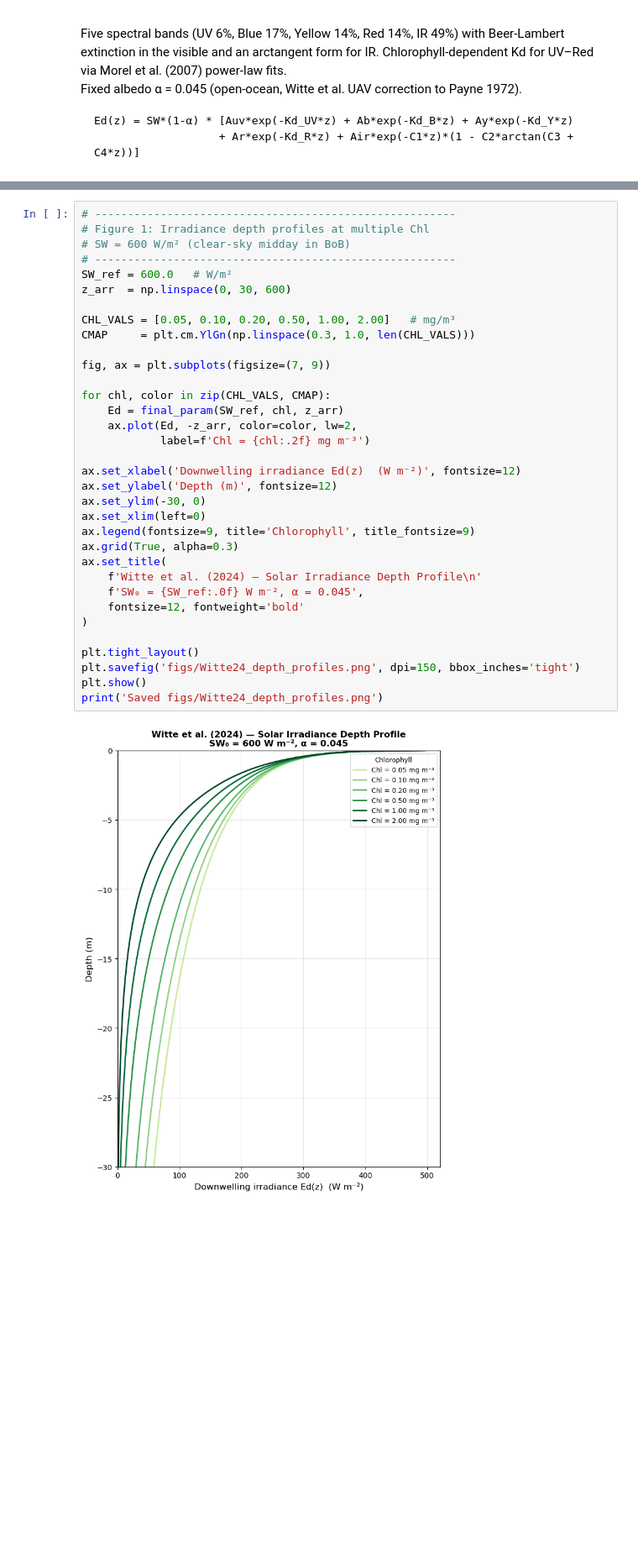
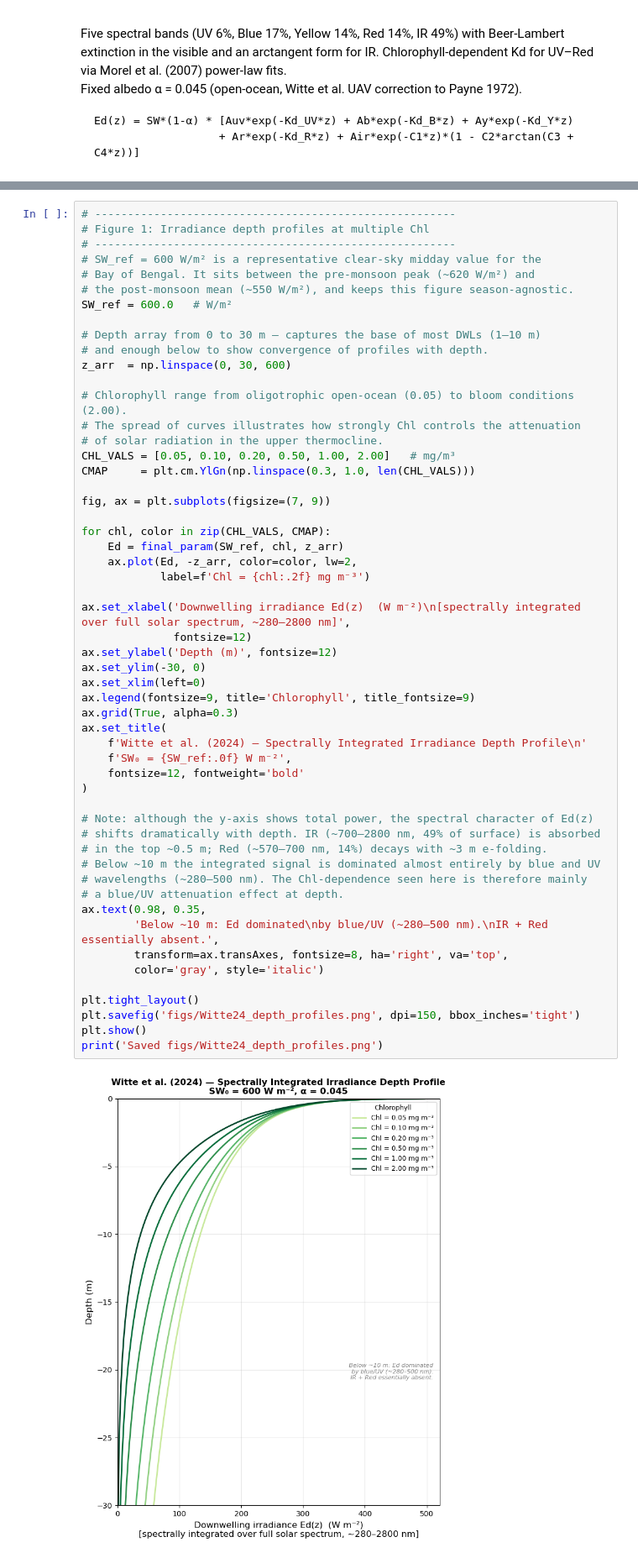
Before and after one commit to missioncreep11/era5, a Jupyter notebook: witte2024_radiant_heating.ipynb, the cells around one changed output, grey strips where cells are left out. Shown at 84% size. Cells and saved outputs as stored; diff of their text form; blank space fills up the shorter version.

```diff
--- a/witte2024_radiant_heating.ipynb
+++ b/witte2024_radiant_heating.ipynb
@@ -110,39 +148,59 @@ Functions loaded: final_param, heating_rate, I_ps77, I_s82, I_ps81
 # %%
 # -------------------------------------------------------
 # Figure 1: Irradiance depth profiles at multiple Chl
-# SW = 600 W/m² (clear-sky midday in BoB)
 # -------------------------------------------------------
+# SW_ref = 600 W/m² is a representative clear-sky midday value for the
+# Bay of Bengal. It sits between the pre-monsoon peak (~620 W/m²) and
+# the post-monsoon mean (~550 W/m²), and keeps this figure season-agnostic.
 SW_ref = 600.0   # W/m²
+
+# Depth array from 0 to 30 m — captures the base of most DWLs (1–10 m)
+# and enough below to show convergence of profiles with depth.
 z_arr  = np.linspace(0, 30, 600)
 
+# Chlorophyll range from oligotrophic open-ocean (0.05) to bloom conditions (2.00).
+# The spread of curves illustrates how strongly Chl controls the attenuation
+# of solar radiation in the upper thermocline.
 CHL_VALS = [0.05, 0.10, 0.20, 0.50, 1.00, 2.00]   # mg/m³
 CMAP     = plt.cm.YlGn(np.linspace(0.3, 1.0, len(CHL_VALS)))
 
 fig, ax = plt.subplots(figsize=(7, 9))
 
 for chl, color in zip(CHL_VALS, CMAP):
     Ed = final_param(SW_ref, chl, z_arr)
     ax.plot(Ed, -z_arr, color=color, lw=2,
             label=f'Chl = {chl:.2f} mg m⁻³')
 
-ax.set_xlabel('Downwelling irradiance Ed(z)  (W m⁻²)', fontsize=12)
+ax.set_xlabel('Downwelling irradiance Ed(z)  (W m⁻²)\n[spectrally integrated over full solar spectrum, ~280–2800 nm]',
+              fontsize=12)
 ax.set_ylabel('Depth (m)', fontsize=12)
 ax.set_ylim(-30, 0)
 ax.set_xlim(left=0)
 ax.legend(fontsize=9, title='Chlorophyll', title_fontsize=9)
 ax.grid(True, alpha=0.3)
 ax.set_title(
-    f'Witte et al. (2024) — Solar Irradiance Depth Profile\n'
-    f'SW₀ = {SW_ref:.0f} W m⁻², α = 0.045',
+    f'Witte et al. (2024) — Spectrally Integrated Irradiance Depth Profile\n'
+    f'SW₀ = {SW_ref:.0f} W m⁻²',
     fontsize=12, fontweight='bold'
 )
+
+# Note: although the y-axis shows total power, the spectral character of Ed(z)
+# shifts dramatically with depth. IR (~700–2800 nm, 49% of surface) is absorbed
+# in the top ~0.5 m; Red (~570–700 nm, 14%) decays with ~3 m e-folding.
+# Below ~10 m the integrated signal is dominated almost entirely by blue and UV
+# wavelengths (~280–500 nm). The Chl-dependence seen here is therefore mainly
+# a blue/UV attenuation effect at depth.
+ax.text(0.98, 0.35,
+        'Below ~10 m: Ed dominated\nby blue/UV (~280–500 nm).\nIR + Red essentially absent.',
+        transform=ax.transAxes, fontsize=8, ha='right', va='top',
+        color='gray', style='italic')
 
 plt.tight_layout()
 plt.savefig('figs/Witte24_depth_profiles.png', dpi=150, bbox_inches='tight')
 plt.show()
 print('Saved figs/Witte24_depth_profiles.png')
 # %% [output]
-[figure, old version]
+[figure, new version]
 Saved figs/Witte24_depth_profiles.png
 # %%
 # -------------------------------------------------------
```
Also changed, not shown: parts of 6 cells of this notebook, 7 other files.
